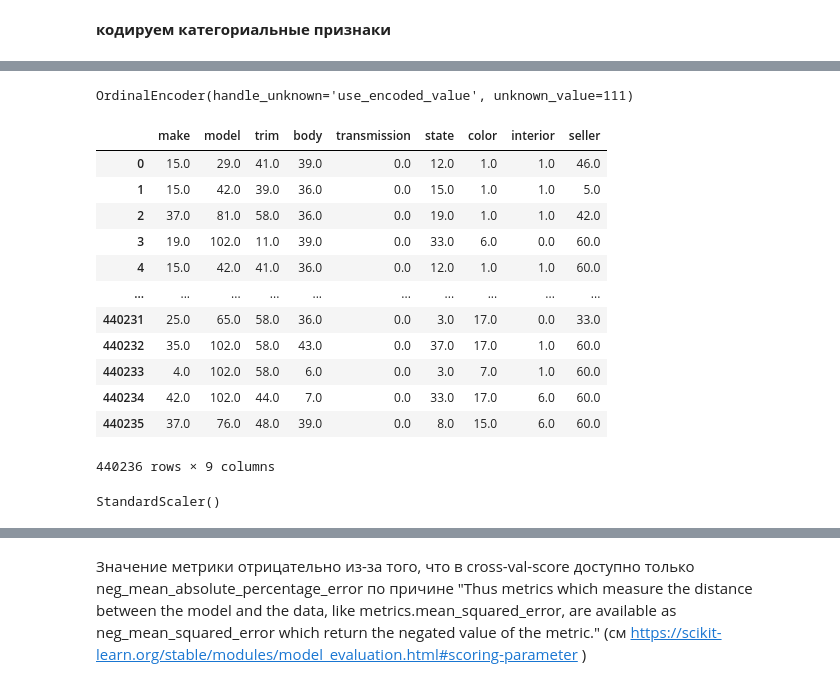
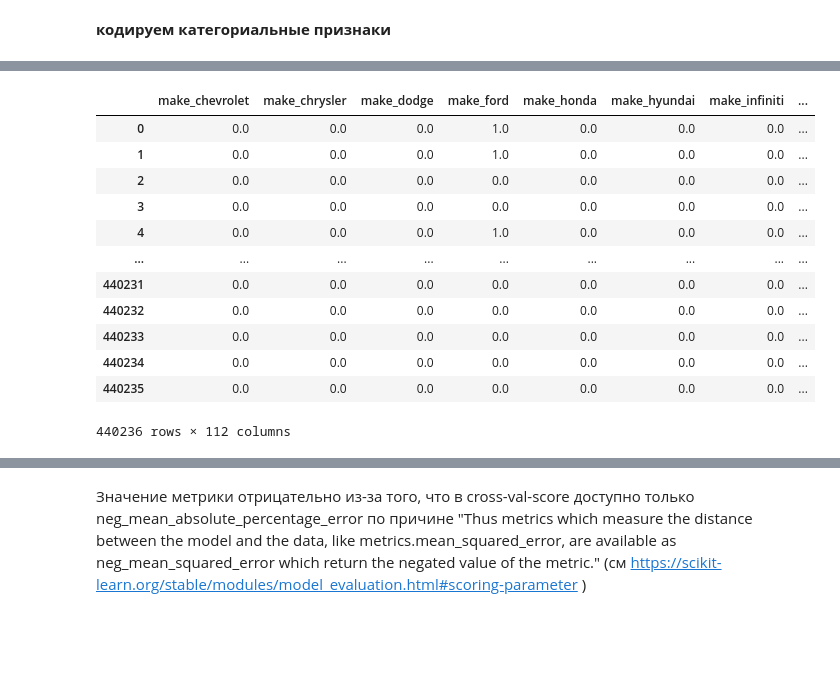
Before and after one commit to Ilona-di/kaggle_competition_vehicle_price, a Jupyter notebook: Vehicle_price_predictions.ipynb, the cells around one changed output, grey strips where cells are left out. Saved outputs shown, nothing was run; the diff lists cells and outputs as text; code cells hidden in the pictures; blank space fills up the shorter version.

Commit message:
OneHotEncoder Used with grouping of categories below the top 10 in list

```diff
--- a/Vehicle_price_predictions.ipynb
+++ b/Vehicle_price_predictions.ipynb
@@ -589,4 +664,2 @@ memory usage: 63.8+ MB
-# %%
-features_train=features_train.drop(columns=['model_counts', 'trim_counts', 'seller_counts'])
 # %%
 features_train=features_train.drop(columns=['saledate'])
@@ -617,2 +668,10 @@ from sklearn.preprocessing import OrdinalEncoder
+# %%
+encoder=OneHotEncoder(sparse_output=False, drop='first', handle_unknown='ignore')
+categories = ['make','model', 'trim', 'body','transmission','state', 'color', 'interior', 'seller']
+# %%
+encoder.fit(features_train[categories])
+new_feature_names = encoder.get_feature_names_out(
+    ['make','model', 'trim', 'body','transmission','state', 'color', 'interior', 'seller'])
 # %%
-encoder=OrdinalEncoder(handle_unknown='use_encoded_value', unknown_value = 111)
+train_cod = pd.DataFrame(encoder.transform(features_train[categories]), columns = new_feature_names)
+train_cod.columns
@@ -621,24 +690,19 @@ categories = ['make','model', 'trim', 'body','transmission', 'state', 'color', '
-# %%
-encoder.fit(features_train[categories])
-# %% [output]
-OrdinalEncoder(handle_unknown='use_encoded_value', unknown_value=111)
 # %%
-train_cod = pd.DataFrame(encoder.transform(features_train[categories]), columns=categories)
 train_cod
 # %% [output]
-|  | make | model | trim | body | transmission | state | color | interior | seller |
-| 0 | 15.0 | 29.0 | 41.0 | 39.0 | 0.0 | 12.0 | 1.0 | 1.0 | 46.0 |
-| 1 | 15.0 | 42.0 | 39.0 | 36.0 | 0.0 | 15.0 | 1.0 | 1.0 | 5.0 |
-| 2 | 37.0 | 81.0 | 58.0 | 36.0 | 0.0 | 19.0 | 1.0 | 1.0 | 42.0 |
-| 3 | 19.0 | 102.0 | 11.0 | 39.0 | 0.0 | 33.0 | 6.0 | 0.0 | 60.0 |
-| 4 | 15.0 | 42.0 | 41.0 | 36.0 | 0.0 | 12.0 | 1.0 | 1.0 | 60.0 |
-| ... | ... | ... | ... | ... | ... | ... | ... | ... | ... |
-| 440231 | 25.0 | 65.0 | 58.0 | 36.0 | 0.0 | 3.0 | 17.0 | 0.0 | 33.0 |
-| 440232 | 35.0 | 102.0 | 58.0 | 43.0 | 0.0 | 37.0 | 17.0 | 1.0 | 60.0 |
-| 440233 | 4.0 | 102.0 | 58.0 | 6.0 | 0.0 | 3.0 | 7.0 | 1.0 | 60.0 |
-| 440234 | 42.0 | 102.0 | 44.0 | 7.0 | 0.0 | 33.0 | 17.0 | 6.0 | 60.0 |
-| 440235 | 37.0 | 76.0 | 48.0 | 39.0 | 0.0 | 8.0 | 15.0 | 6.0 | 60.0 |
+|  | make_chevrolet | make_chrysler | make_dodge | make_ford | make_honda | make_hyundai | make_infiniti | ... |
+| 0 | 0.0 | 0.0 | 0.0 | 1.0 | 0.0 | 0.0 | 0.0 | ... |
+| 1 | 0.0 | 0.0 | 0.0 | 1.0 | 0.0 | 0.0 | 0.0 | ... |
+| 2 | 0.0 | 0.0 | 0.0 | 0.0 | 0.0 | 0.0 | 0.0 | ... |
+| 3 | 0.0 | 0.0 | 0.0 | 0.0 | 0.0 | 0.0 | 0.0 | ... |
+| 4 | 0.0 | 0.0 | 0.0 | 1.0 | 0.0 | 0.0 | 0.0 | ... |
+| ... | ... | ... | ... | ... | ... | ... | ... | ... |
+| 440231 | 0.0 | 0.0 | 0.0 | 0.0 | 0.0 | 0.0 | 0.0 | ... |
+| 440232 | 0.0 | 0.0 | 0.0 | 0.0 | 0.0 | 0.0 | 0.0 | ... |
+| 440233 | 0.0 | 0.0 | 0.0 | 0.0 | 0.0 | 0.0 | 0.0 | ... |
+| 440234 | 0.0 | 0.0 | 0.0 | 0.0 | 0.0 | 0.0 | 0.0 | ... |
+| 440235 | 0.0 | 0.0 | 0.0 | 0.0 | 0.0 | 0.0 | 0.0 | ... |
-440236 rows × 9 columns
+440236 rows × 112 columns
 # %%
 features_keep = ['year', 'condition', 'odometer', 'year_selling', 'month_selling']
 # %%
@@ -646,4 +711,0 @@ scaler=StandardScaler()
-# %%
-scaler.fit(features_train[features_keep])
-# %% [output]
-StandardScaler()
```
Also changed, not shown: parts of 100 cells of this notebook, 1 other file.
